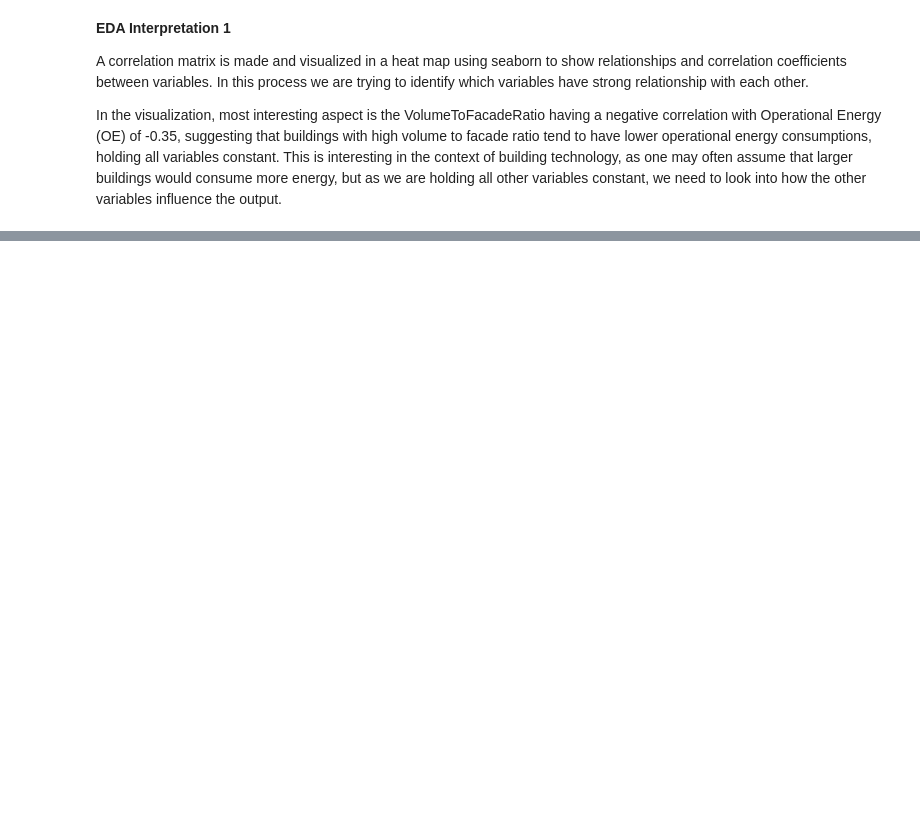
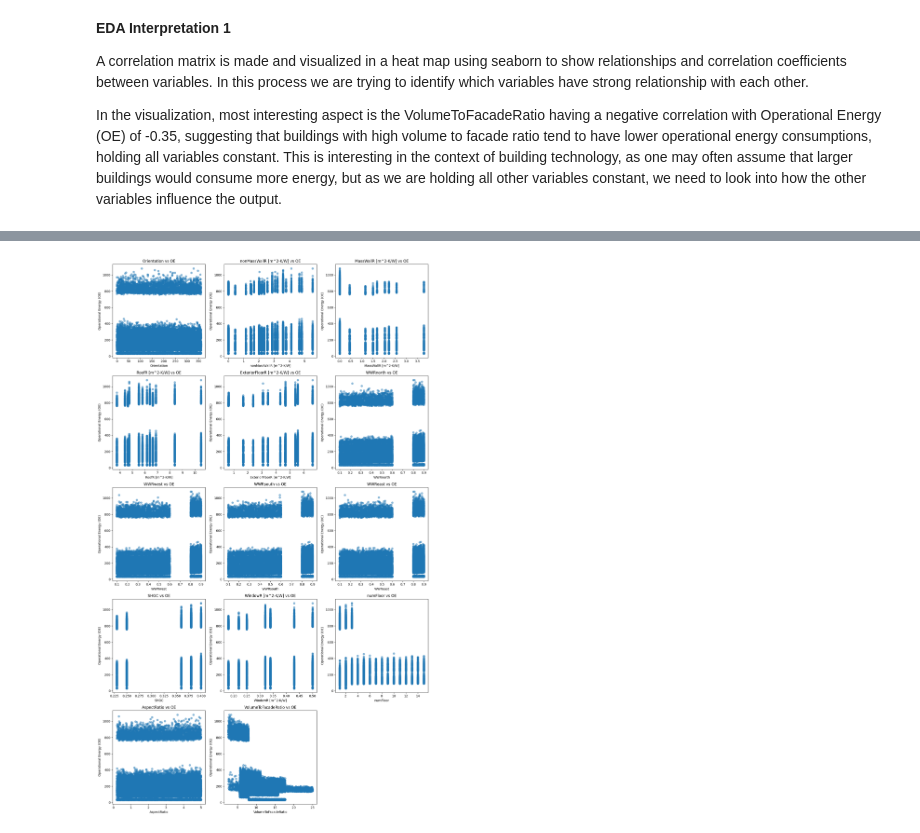
Before and after one commit to snwnkang/CS109A_Final, a Jupyter notebook: Final_Project_CS109_11112023_Sang.ipynb, the cells around one changed output, grey strips where cells are left out. Saved outputs shown, nothing was run; the diff lists cells and outputs as text; code cells hidden in the pictures; blank space fills up the shorter version.

```diff
--- a/Final_Project_CS109_11112023_Sang.ipynb
+++ b/Final_Project_CS109_11112023_Sang.ipynb
@@ -113,3 +113,5 @@ correlation_matrix
 A correlation matrix is made and visualized in a heat map using seaborn to show relationships and correlation coefficients between variables. In this process we are trying to identify which variables have strong relationship with each other.
 
 In the visualization, most interesting aspect is the VolumeToFacadeRatio having a negative correlation with Operational Energy (OE) of -0.35, suggesting that buildings with high volume to facade ratio tend to have lower operational energy consumptions, holding all variables constant. This is interesting in the context of building technology, as one may often assume that larger buildings would consume more energy, but as we are holding all other variables constant, we need to look into how the other variables influence the output.
+# %%
+full_data = full_data.loc[:, ~full_data.columns.str.contains('^Unnamed')]
@@ -115,0 +142,23 @@ In the visualization, most interesting aspect is the VolumeToFacadeRatio having
+# %%
+#redefine differentiation of variables
+categorical_prefixes = ('Equipment_', 'program_', 'WallType_')
+categorical_columns2 = [col for col in full_data.columns if col.startswith(categorical_prefixes)]
+numerical_columns2 = [col for col in full_data.columns if not col.startswith(categorical_prefixes) and col != 'OE']
+# %%
+num_plots = len(numerical_columns2)
+cols = 3
+rows = num_plots // cols + (num_plots % cols > 0)
+
+plt.figure(figsize=(cols * 5, rows * 5))
+
+for i, num_col in enumerate(numerical_columns2, 1):
+    plt.subplot(rows, cols, i)
+    plt.scatter(full_data[num_col], full_data['OE'], alpha=0.5)
+    plt.title(f'{num_col} vs OE')
+    plt.xlabel(num_col)
+    plt.ylabel('Operational Energy (OE)')
+
+plt.tight_layout()
+plt.show()
+# %% [output]
+[figure, added]
```
Also changed, not shown: parts of 8 cells of this notebook.
